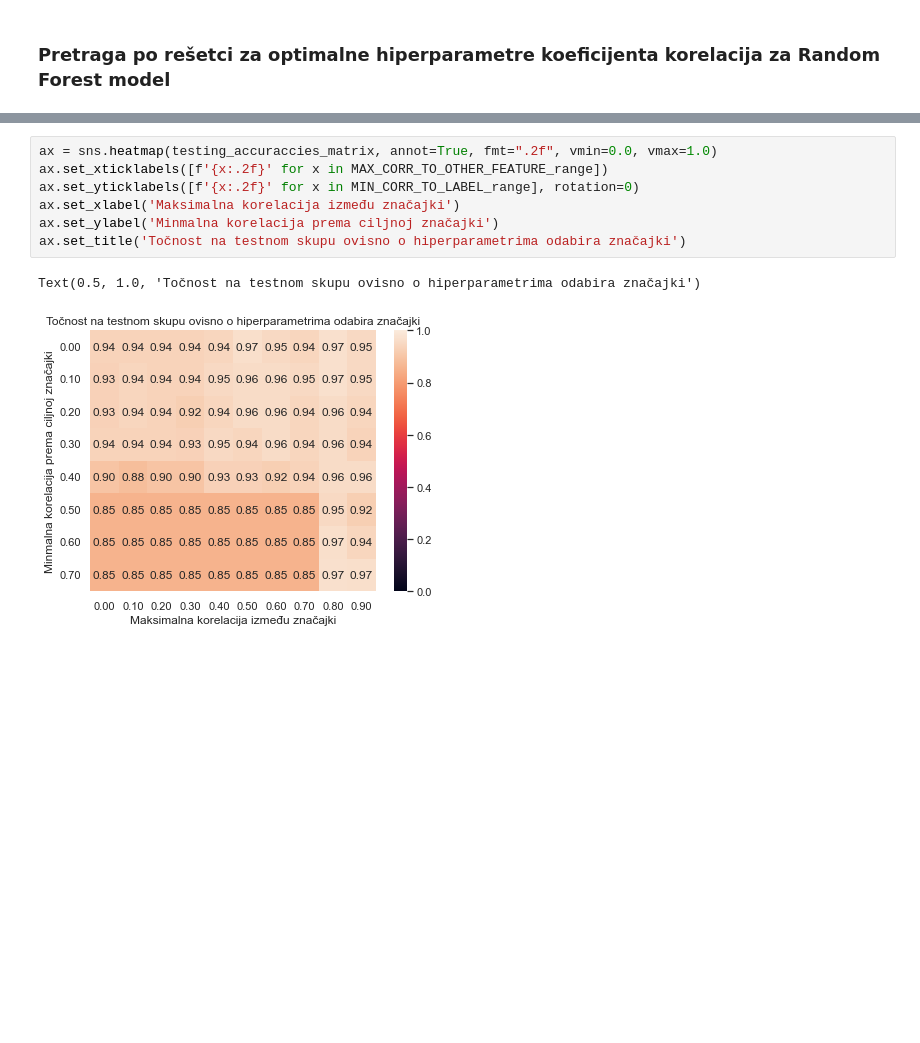
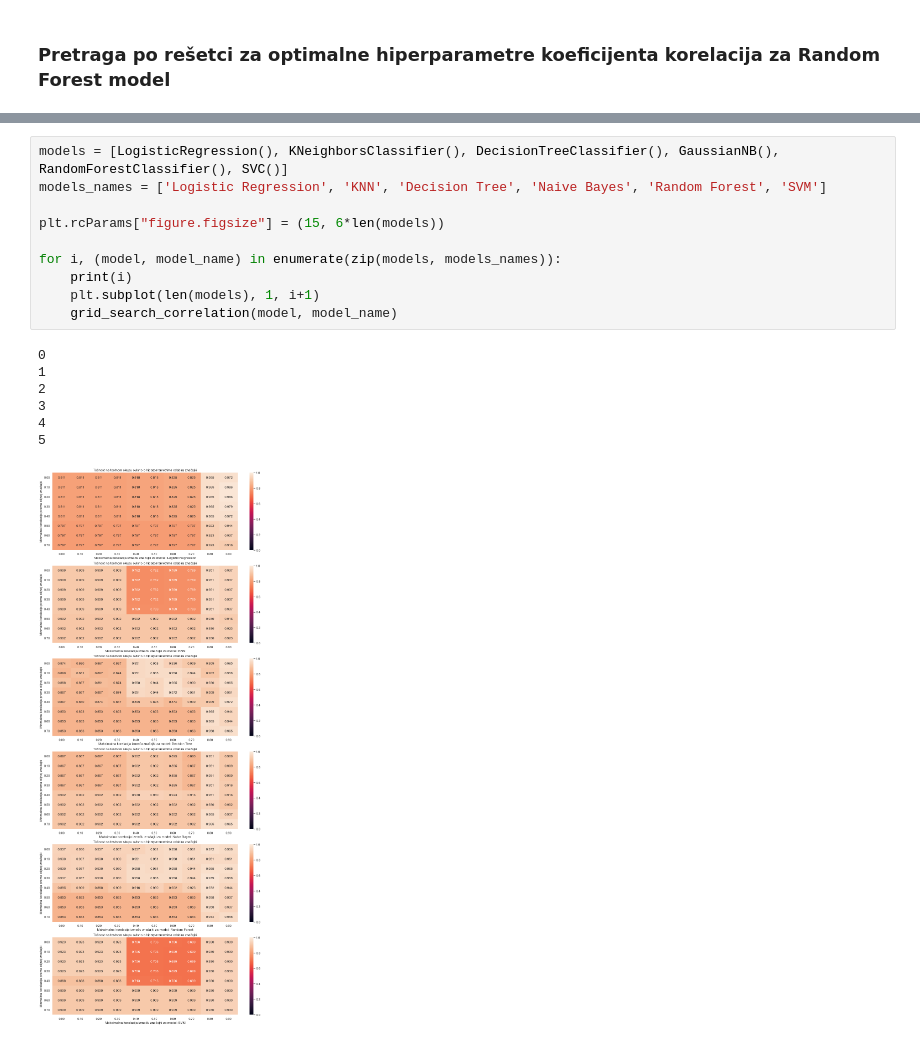
Before and after one commit to Antonio-Ilinovic/UUZOP_projekt, a Jupyter notebook: Breast_cancer_classifciation.ipynb, the cells around one changed output, grey strips where cells are left out. Drawn from its saved outputs; the diff is of its cells as text; blank space fills up the shorter version.

Commit message:
dodana pretraga po rešetci za svih 6 modela

```diff
--- a/Breast_cancer_classifciation.ipynb
+++ b/Breast_cancer_classifciation.ipynb
@@ -660,13 +668,21 @@ for i, i_min_corr_to_label in enumerate(MIN_CORR_TO_LABEL_range):
-# %%
-ax = sns.heatmap(testing_accuraccies_matrix, annot=True, fmt=".2f", vmin=0.0, vmax=1.0)
-ax.set_xticklabels([f'{x:.2f}' for x in MAX_CORR_TO_OTHER_FEATURE_range])
-ax.set_yticklabels([f'{x:.2f}' for x in MIN_CORR_TO_LABEL_range], rotation=0)
-ax.set_xlabel('Maksimalna korelacija između značajki')
-ax.set_ylabel('Minmalna korelacija prema ciljnoj značajki')
-ax.set_title('Točnost na testnom skupu ovisno o hiperparametrima odabira značajki')
-# %% [output]
-Text(0.5, 1.0, 'Točnost na testnom skupu ovisno o hiperparametrima odabira značajki')
-[figure, removed]
+# %%
+models = [LogisticRegression(), KNeighborsClassifier(), DecisionTreeClassifier(), GaussianNB(), RandomForestClassifier(), SVC()]
+models_names = ['Logistic Regression', 'KNN', 'Decision Tree', 'Naive Bayes', 'Random Forest', 'SVM']
+
+plt.rcParams["figure.figsize"] = (15, 6*len(models))
+
+for i, (model, model_name) in enumerate(zip(models, models_names)):
+    print(i)
+    plt.subplot(len(models), 1, i+1)
+    grid_search_correlation(model, model_name)
+# %% [output]
+0
+1
+2
+3
+4
+5
+[figure, added]
 # %% [markdown]
 Gledajući rezultate svih 6 modela bez odabira značajki dobili smo da se Random Forest model najbolje ponaša. Zbog toga je taj model odabran i prilikom odabira značajki.
 Prilikom odabira značajki trebamo dva hiperparametra. Jedan je minimalna korelacija značajke prema ciljnoj značajki. Što je veći taj hiperparametar to će manje značajki ući u krajnje odabrane značajke.
```
Also changed, not shown: parts of 2 cells of this notebook.
